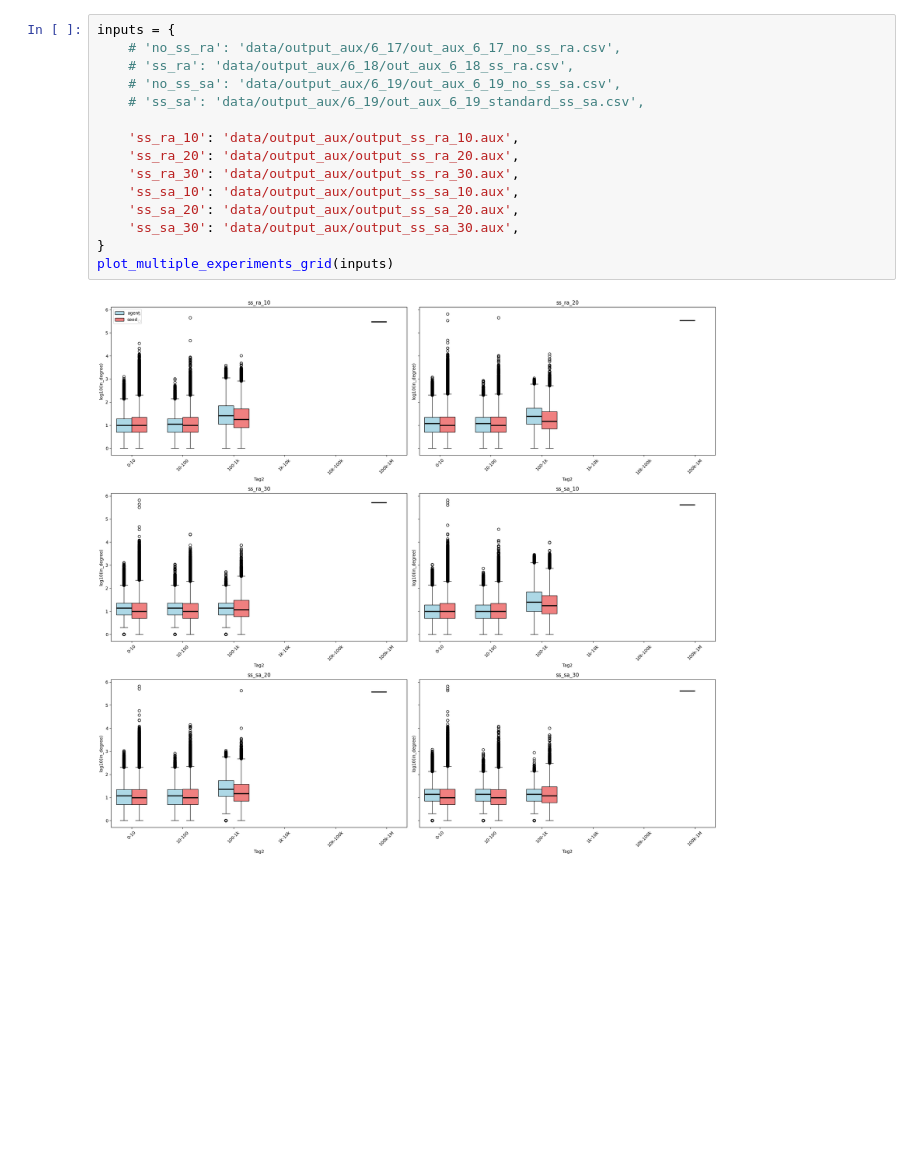
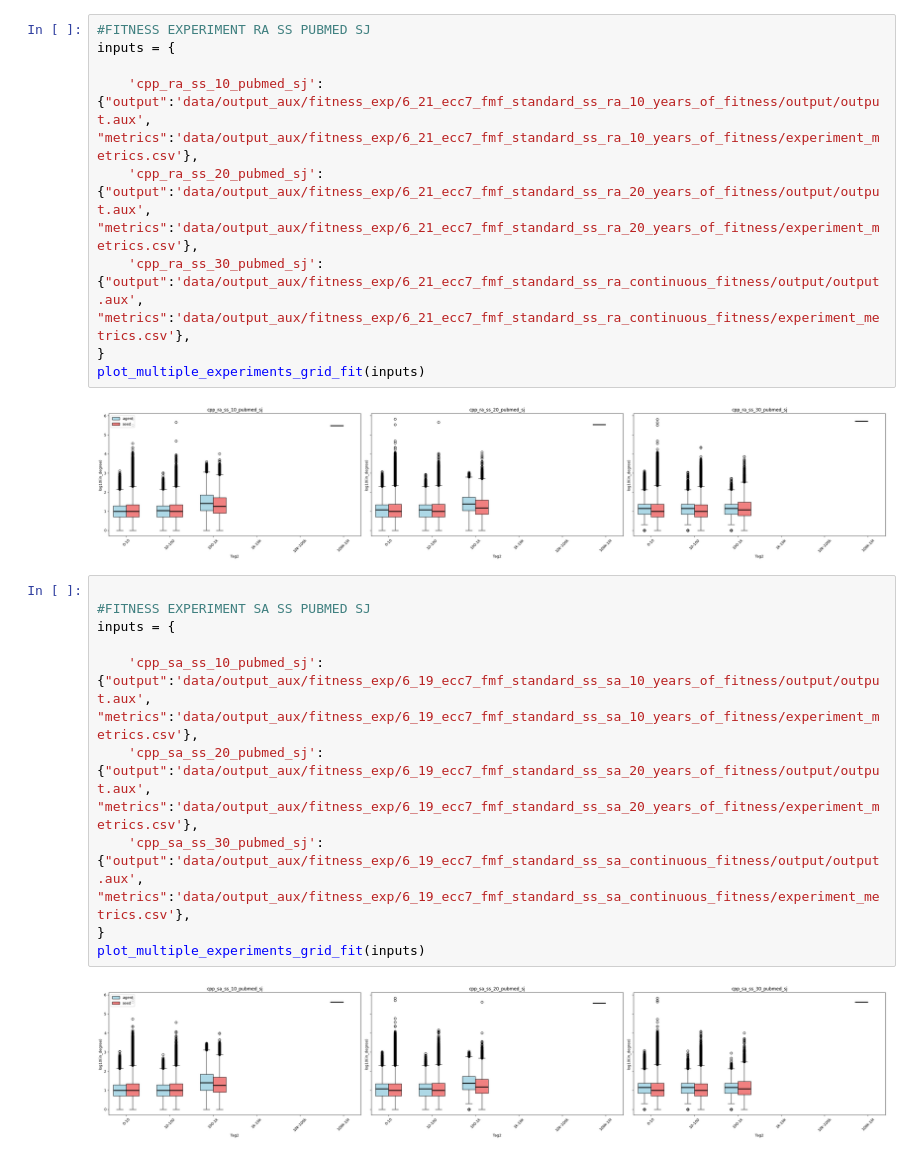
Before and after one commit to illinois-or-research-analytics/insper_su_2025, a Jupyter notebook: ecc7/campus_cluster/plot2.ipynb, the cells around one changed output. Drawn from its saved outputs; the diff is of its cells as text; blank space fills up the shorter version.

Commit message:
plots and tables

```diff
--- a/ecc7/campus_cluster/plot2.ipynb
+++ b/ecc7/campus_cluster/plot2.ipynb
@@ -78,17 +254,23 @@ def plot_multiple_experiments_grid(aux_dict: dict):
 # %%
+#FITNESS EXPERIMENT RA SS PUBMED SJ
 inputs = {
-    # 'no_ss_ra': 'data/output_aux/6_17/out_aux_6_17_no_ss_ra.csv',
-    # 'ss_ra': 'data/output_aux/6_18/out_aux_6_18_ss_ra.csv',
-    # 'no_ss_sa': 'data/output_aux/6_19/out_aux_6_19_no_ss_sa.csv',
-    # 'ss_sa': 'data/output_aux/6_19/out_aux_6_19_standard_ss_sa.csv',
 
-    'ss_ra_10': 'data/output_aux/output_ss_ra_10.aux',
-    'ss_ra_20': 'data/output_aux/output_ss_ra_20.aux',
-    'ss_ra_30': 'data/output_aux/output_ss_ra_30.aux',
-    'ss_sa_10': 'data/output_aux/output_ss_sa_10.aux',
-    'ss_sa_20': 'data/output_aux/output_ss_sa_20.aux',
-    'ss_sa_30': 'data/output_aux/output_ss_sa_30.aux',
+    'cpp_ra_ss_10_pubmed_sj': {"output":'data/output_aux/fitness_exp/6_21_ecc7_fmf_standard_ss_ra_10_years_of_fitness/output/output.aux', "metrics":'data/output_aux/fitness_exp/6_21_ecc7_fmf_standard_ss_ra_10_years_of_fitness/experiment_metrics.csv'},
+    'cpp_ra_ss_20_pubmed_sj': {"output":'data/output_aux/fitness_exp/6_21_ecc7_fmf_standard_ss_ra_20_years_of_fitness/output/output.aux', "metrics":'data/output_aux/fitness_exp/6_21_ecc7_fmf_standard_ss_ra_20_years_of_fitness/experiment_metrics.csv'},
+    'cpp_ra_ss_30_pubmed_sj': {"output":'data/output_aux/fitness_exp/6_21_ecc7_fmf_standard_ss_ra_continuous_fitness/output/output.aux', "metrics":'data/output_aux/fitness_exp/6_21_ecc7_fmf_standard_ss_ra_continuous_fitness/experiment_metrics.csv'},
 }
-plot_multiple_experiments_grid(inputs)
+plot_multiple_experiments_grid_fit(inputs)
 # %% [output]
-[figure, old version]
+[figure, new version]
+# %%
+
+#FITNESS EXPERIMENT SA SS PUBMED SJ
+inputs = {
+
+    'cpp_sa_ss_10_pubmed_sj': {"output":'data/output_aux/fitness_exp/6_19_ecc7_fmf_standard_ss_sa_10_years_of_fitness/output/output.aux', "metrics":'data/output_aux/fitness_exp/6_19_ecc7_fmf_standard_ss_sa_10_years_of_fitness/experiment_metrics.csv'},
+    'cpp_sa_ss_20_pubmed_sj': {"output":'data/output_aux/fitness_exp/6_19_ecc7_fmf_standard_ss_sa_20_years_of_fitness/output/output.aux', "metrics":'data/output_aux/fitness_exp/6_19_ecc7_fmf_standard_ss_sa_20_years_of_fitness/experiment_metrics.csv'},
+    'cpp_sa_ss_30_pubmed_sj': {"output":'data/output_aux/fitness_exp/6_19_ecc7_fmf_standard_ss_sa_continuous_fitness/output/output.aux', "metrics":'data/output_aux/fitness_exp/6_19_ecc7_fmf_standard_ss_sa_continuous_fitness/experiment_metrics.csv'},
+}
+plot_multiple_experiments_grid_fit(inputs)
+# %% [output]
+[figure, added]
```
Also changed, not shown: parts of 11 cells of this notebook, 11 other files.
